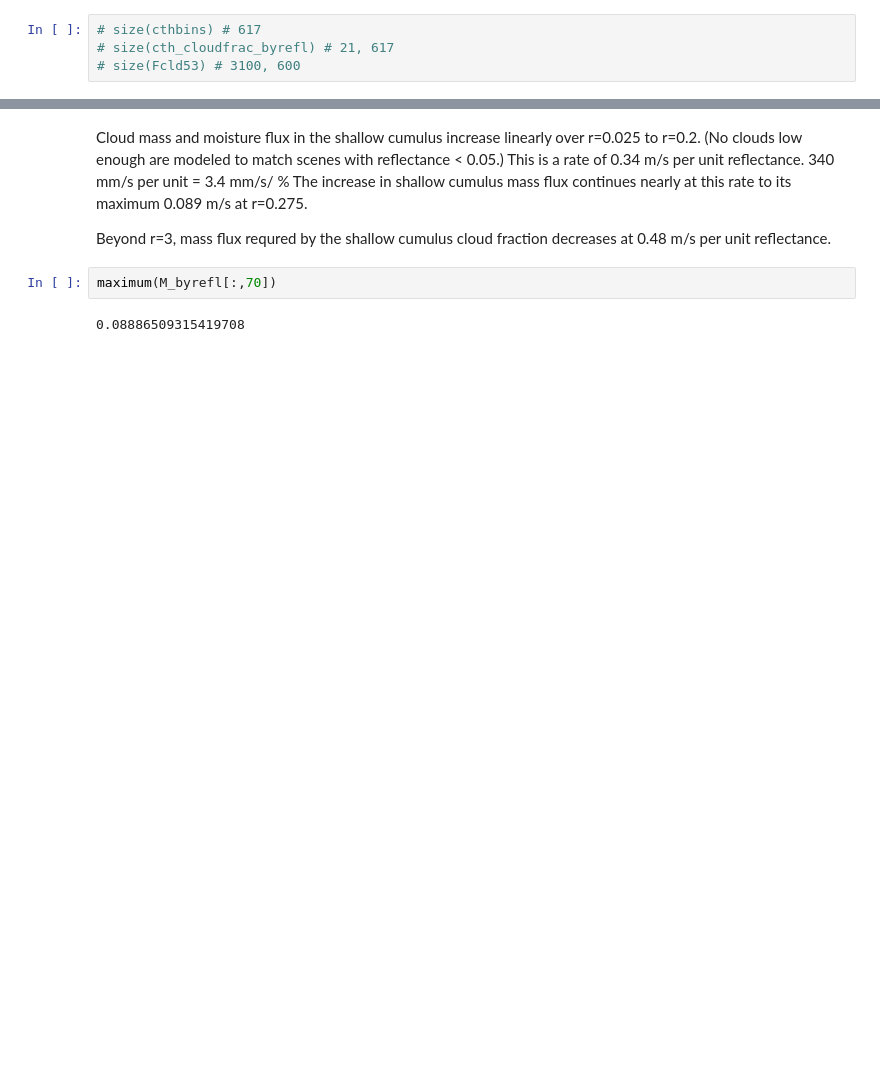
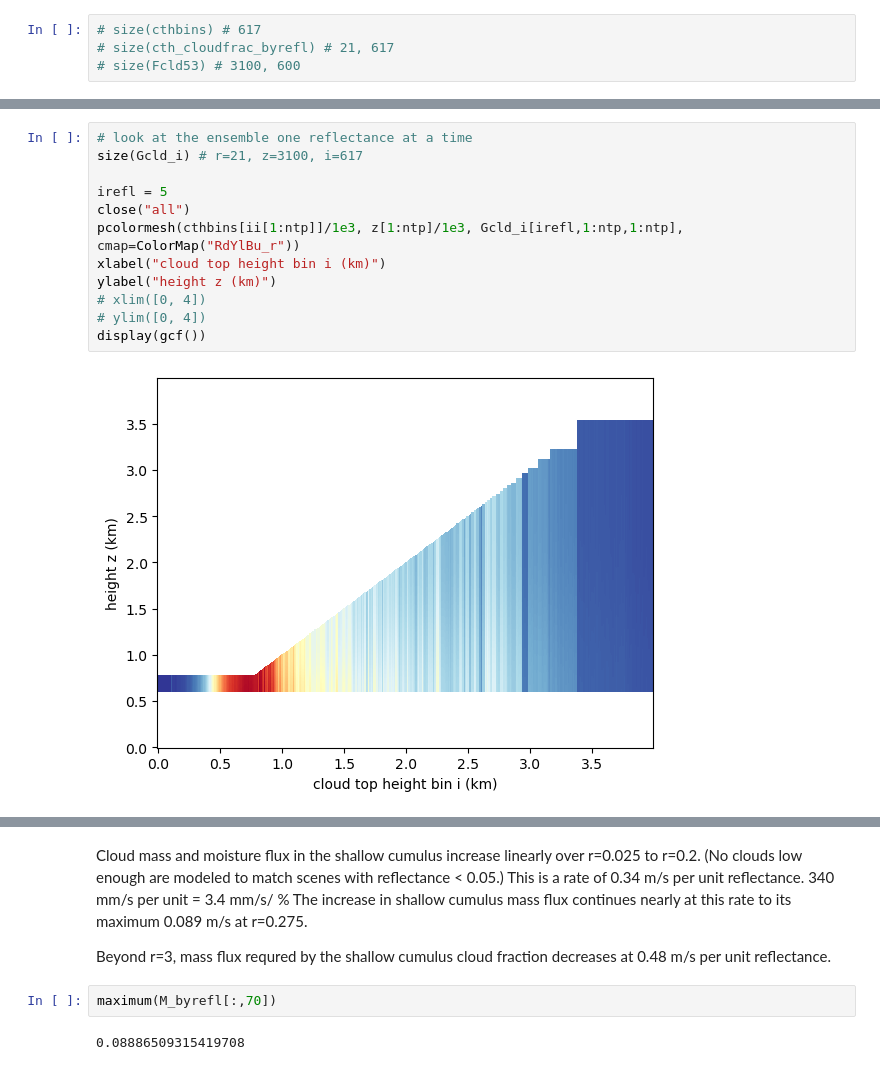
Before and after one commit to deszoeke/trade-cu-model, a Jupyter notebook: src/julia/flux-model-xp53.ipynb, the cells around one changed output, grey strips where cells are left out. Drawn from its saved outputs; the diff is of its cells as text; blank space fills up the shorter version.

```diff
--- a/src/julia/flux-model-xp53.ipynb
+++ b/src/julia/flux-model-xp53.ipynb
@@ -1122,2 +1124,16 @@ ensemble_massflux_G_i!(M_i, Gcld_i; ztop=zt53, Fcld=Fcldm, w=w53, ai=ai, cthbins
 
 # cloud fraction is already normalized by area of tiles with the given mean reflectance
+# %%
+# look at the ensemble one reflectance at a time
+size(Gcld_i) # r=21, z=3100, i=617
+
+irefl = 5
+close("all")
+pcolormesh(cthbins[ii[1:ntp]]/1e3, z[1:ntp]/1e3, Gcld_i[irefl,1:ntp,1:ntp], cmap=ColorMap("RdYlBu_r"))
+xlabel("cloud top height bin i (km)")
+ylabel("height z (km)")
+# xlim([0, 4])
+# ylim([0, 4])
+display(gcf())
+# %% [output]
+[figure, added]
```
Also changed, not shown: parts of 23 cells of this notebook.
